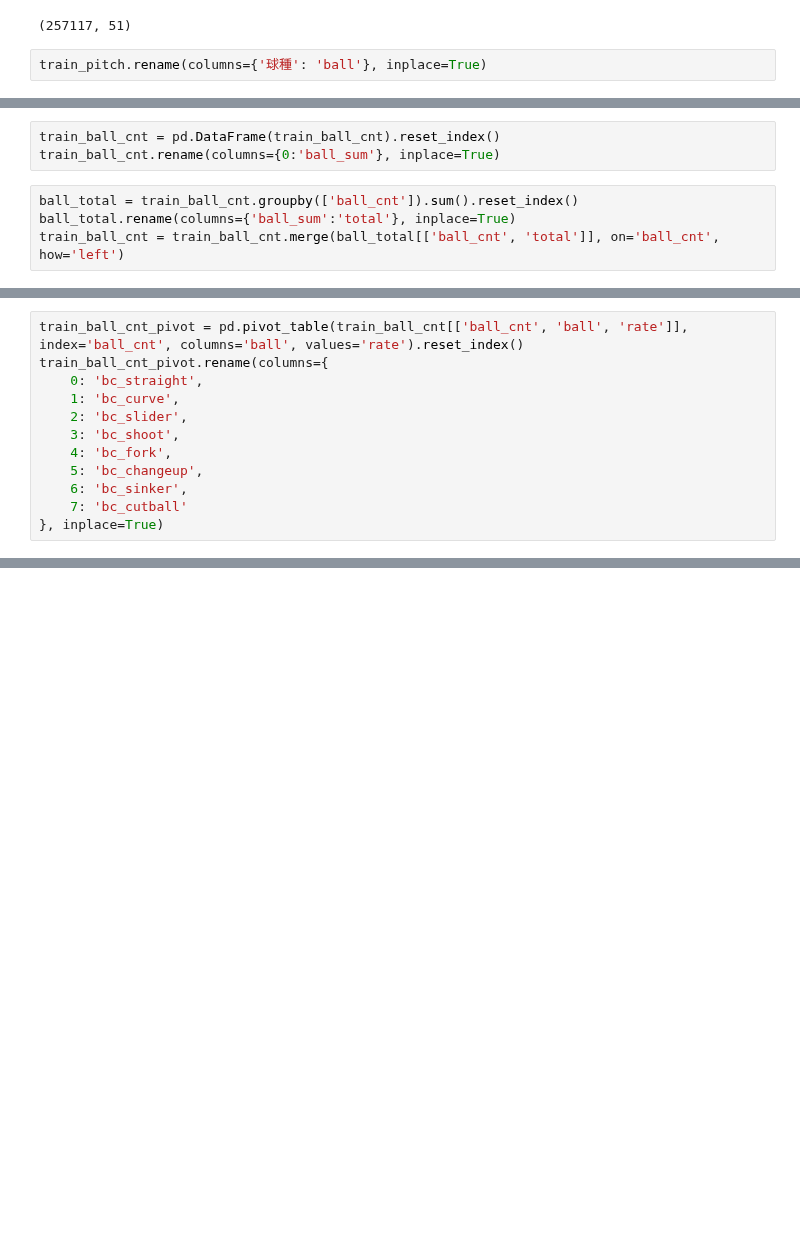
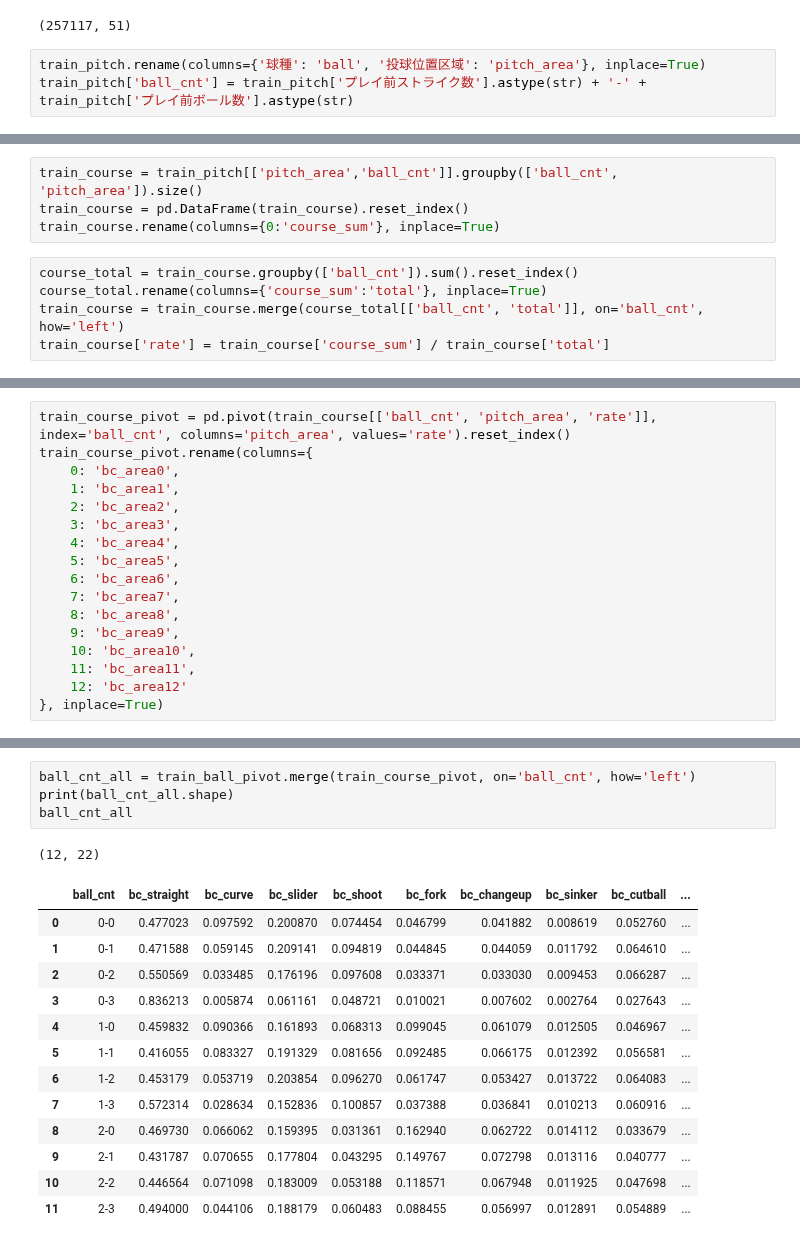
Before and after one commit to yumehara/baseball, a Jupyter notebook: Preprocess_pitch_agg.ipynb, the cells around one changed output, grey strips where cells are left out. Saved outputs shown, nothing was run; the diff lists cells and outputs as text; blank space fills up the shorter version.

```diff
--- a/Preprocess_pitch_agg.ipynb
+++ b/Preprocess_pitch_agg.ipynb
@@ -12,4 +12,5 @@ print(train_pitch.shape)
 # %% [output]
 (257117, 51)
 # %%
-train_pitch.rename(columns={'球種': 'ball'}, inplace=True)
+train_pitch.rename(columns={'球種': 'ball', '投球位置区域': 'pitch_area'}, inplace=True)
+train_pitch['ball_cnt'] = train_pitch['プレイ前ストライク数'].astype(str) + '-' + train_pitch['プレイ前ボール数'].astype(str)
@@ -20,7 +46,9 @@ train_ball_cnt = train_pitch[['ball','ball_cnt']].groupby(['ball_cnt', 'ball']).
 # %%
-train_ball_cnt = pd.DataFrame(train_ball_cnt).reset_index()
-train_ball_cnt.rename(columns={0:'ball_sum'}, inplace=True)
+train_course = train_pitch[['pitch_area','ball_cnt']].groupby(['ball_cnt', 'pitch_area']).size()
+train_course = pd.DataFrame(train_course).reset_index()
+train_course.rename(columns={0:'course_sum'}, inplace=True)
 # %%
-ball_total = train_ball_cnt.groupby(['ball_cnt']).sum().reset_index()
-ball_total.rename(columns={'ball_sum':'total'}, inplace=True)
-train_ball_cnt = train_ball_cnt.merge(ball_total[['ball_cnt', 'total']], on='ball_cnt', how='left')
+course_total = train_course.groupby(['ball_cnt']).sum().reset_index()
+course_total.rename(columns={'course_sum':'total'}, inplace=True)
+train_course = train_course.merge(course_total[['ball_cnt', 'total']], on='ball_cnt', how='left')
+train_course['rate'] = train_course['course_sum'] / train_course['total']
@@ -29,12 +55,17 @@ train_ball_cnt['rate'] = train_ball_cnt['ball_sum'] / train_ball_cnt['total']
 # %%
-train_ball_cnt_pivot = pd.pivot_table(train_ball_cnt[['ball_cnt', 'ball', 'rate']], index='ball_cnt', columns='ball', values='rate').reset_index()
-train_ball_cnt_pivot.rename(columns={
-    0: 'bc_straight',
-    1: 'bc_curve',
-    2: 'bc_slider',
-    3: 'bc_shoot',
-    4: 'bc_fork',
-    5: 'bc_changeup',
-    6: 'bc_sinker',
-    7: 'bc_cutball'
+train_course_pivot = pd.pivot(train_course[['ball_cnt', 'pitch_area', 'rate']], index='ball_cnt', columns='pitch_area', values='rate').reset_index()
+train_course_pivot.rename(columns={
+    0: 'bc_area0',
+    1: 'bc_area1',
+    2: 'bc_area2',
+    3: 'bc_area3',
+    4: 'bc_area4',
+    5: 'bc_area5',
+    6: 'bc_area6',
+    7: 'bc_area7',
+    8: 'bc_area8',
+    9: 'bc_area9',
+    10: 'bc_area10',
+    11: 'bc_area11',
+    12: 'bc_area12'
 }, inplace=True)
@@ -57 +78,20 @@ train_ball_cnt_pivot
+# %%
+ball_cnt_all = train_ball_pivot.merge(train_course_pivot, on='ball_cnt', how='left')
+print(ball_cnt_all.shape)
+ball_cnt_all
+# %% [output]
+(12, 22)
+|  | ball_cnt | bc_straight | bc_curve | bc_slider | bc_shoot | bc_fork | bc_changeup | bc_sinker | bc_cutball | ... |
+| 0 | 0-0 | 0.477023 | 0.097592 | 0.200870 | 0.074454 | 0.046799 | 0.041882 | 0.008619 | 0.052760 | ... |
+| 1 | 0-1 | 0.471588 | 0.059145 | 0.209141 | 0.094819 | 0.044845 | 0.044059 | 0.011792 | 0.064610 | ... |
+| 2 | 0-2 | 0.550569 | 0.033485 | 0.176196 | 0.097608 | 0.033371 | 0.033030 | 0.009453 | 0.066287 | ... |
+| 3 | 0-3 | 0.836213 | 0.005874 | 0.061161 | 0.048721 | 0.010021 | 0.007602 | 0.002764 | 0.027643 | ... |
+| 4 | 1-0 | 0.459832 | 0.090366 | 0.161893 | 0.068313 | 0.099045 | 0.061079 | 0.012505 | 0.046967 | ... |
+| 5 | 1-1 | 0.416055 | 0.083327 | 0.191329 | 0.081656 | 0.092485 | 0.066175 | 0.012392 | 0.056581 | ... |
+| 6 | 1-2 | 0.453179 | 0.053719 | 0.203854 | 0.096270 | 0.061747 | 0.053427 | 0.013722 | 0.064083 | ... |
+| 7 | 1-3 | 0.572314 | 0.028634 | 0.152836 | 0.100857 | 0.037388 | 0.036841 | 0.010213 | 0.060916 | ... |
+| 8 | 2-0 | 0.469730 | 0.066062 | 0.159395 | 0.031361 | 0.162940 | 0.062722 | 0.014112 | 0.033679 | ... |
+| 9 | 2-1 | 0.431787 | 0.070655 | 0.177804 | 0.043295 | 0.149767 | 0.072798 | 0.013116 | 0.040777 | ... |
+| 10 | 2-2 | 0.446564 | 0.071098 | 0.183009 | 0.053188 | 0.118571 | 0.067948 | 0.011925 | 0.047698 | ... |
+| 11 | 2-3 | 0.494000 | 0.044106 | 0.188179 | 0.060483 | 0.088455 | 0.056997 | 0.012891 | 0.054889 | ... |
 # %%
```
Also changed, not shown: parts of 13 cells of this notebook, 4 other files.
